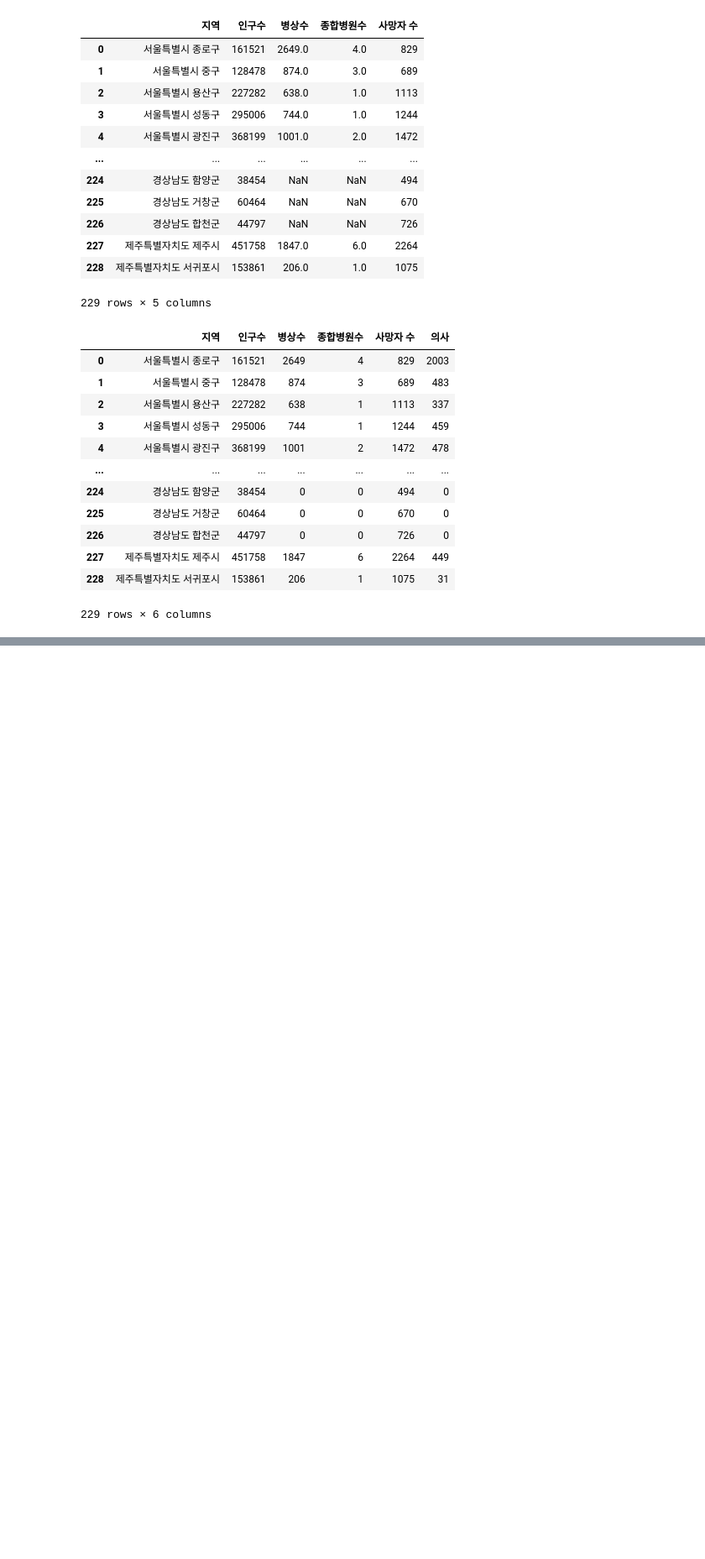
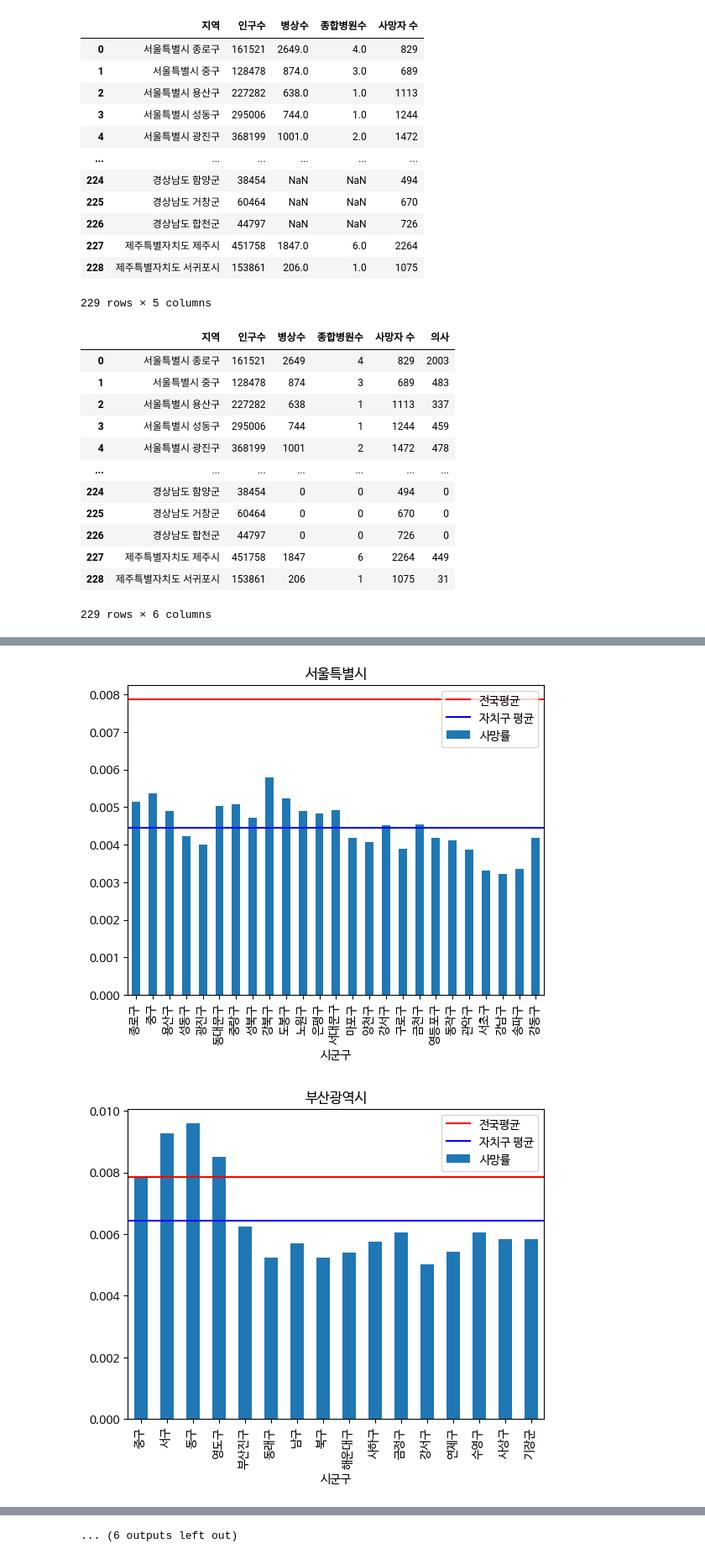
Before and after one commit to cav2280/dcx-final, a Jupyter notebook: main_종합병원.ipynb, the cells around one changed output, grey strips where cells are left out. Shown: that part at 84% size. Cells and saved outputs as stored; diff of their text form; code cells hidden in the pictures; blank space fills up the shorter version.

```diff
--- a/main_종합병원.ipynb
+++ b/main_종합병원.ipynb
@@ -702,3 +702,6 @@ merged_df
 | 227 | 제주특별자치도 제주시 | 451758 | 1847 | 6 | 2264 | 449 | 0.004088 | 0.000013 | 0.000994 | 0.005012 |
 | 228 | 제주특별자치도 서귀포시 | 153861 | 206 | 1 | 1075 | 31 | 0.001339 | 0.000006 | 0.000201 | 0.006987 |
 229 rows × 10 columns
+# %%
+merged_df.set_index('지역', inplace=True)
+merged_df
@@ -704,0 +852,22 @@ merged_df
+# %%
+merged_df[['광역자치단체', '시군구']] = merged_df['지역'].str.split(' ', expand=True)
+
+for i in provinces:
+    sel = merged_df[merged_df['광역자치단체'] == i]
+    sel.plot(kind='bar',x='시군구',y='DeathP',label='사망률')
+
+    # DeathP 열의 평균값 계산
+    mean = merged_df['DeathP'].mean()
+    # 선 그래프 그리기
+    plt.axhline(y=mean, color='r', linestyle='-',label='전국평균')
+
+    mean2=sel['DeathP'].mean()
+    plt.axhline(y=mean2, color='b', linestyle='-',label='자치구 평균')
+
+    plt.legend(loc='upper right')
+
+    plt.title(i)
+    plt.show()
+# %% [output]
+[figure, added]
+[figure, added]
@@ -704,0 +884 @@ merged_df
+... (6 outputs left out)
```
Also changed, not shown: parts of 9 cells of this notebook, 8 other files.
